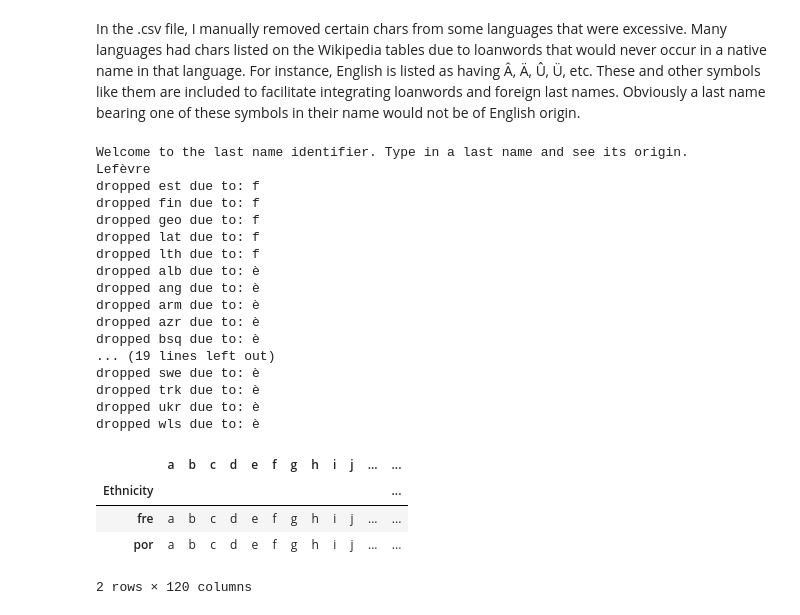
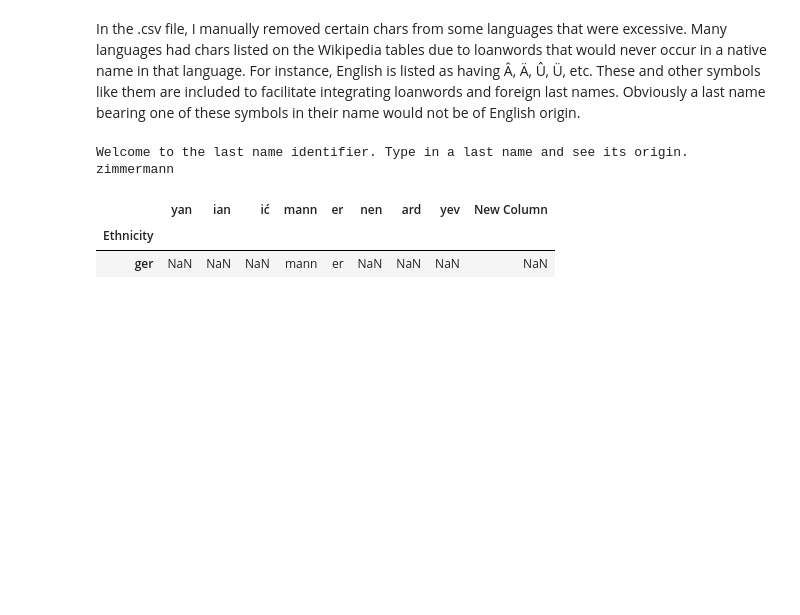
Before and after one commit to juyoungk23/Corvinus, a Jupyter notebook: lastNameBot.ipynb, the cells around one changed output. Drawn from its saved outputs; the diff is of its cells as text; code cells hidden in the pictures; blank space fills up the shorter version.

Commit message:
added more suffixes, hungary 100, lastnamebot now scans for suffixes

```diff
--- a/lastNameBot.ipynb
+++ b/lastNameBot.ipynb
@@ -458,48 +458,54 @@ In the .csv file, I manually removed certain chars from some languages that were
 # %%
 import sys
 import numpy as np
 import pandas as pd # library for data analysis
 import requests # library to handle requests
 from bs4 import BeautifulSoup # library to parse HTML documents
 
+#add vowel/consonant ending code
+
+
 #input char DF
+#global char_df
 char_df = pd.read_csv('charTableEdited.csv', index_col = 0)
 
+#input suffix DF
+#global suf_df
+suf_df = pd.read_csv('sufTable.csv', index_col = 0)
+
+#drop eth from all tables when it fails a criterium
+def dropEth(index):
+    char_df.drop(index=i, inplace=True)
+    suf_df.drop(index=i, inplace=True)
 
 print("Welcome to the last name identifier. Type in a last name and see its origin.")
 name = input().lower() #make lowercase
 name = ''.join(name.split())  #remove whitespace
 
 c = 0 #counter for current index in name
 for letter in name:
     if (letter not in name[0:c]):  #skip if we already have seen this letter
         for i in char_df.index:
             if char_df.loc[i][letter] != letter:
-                print("dropped " + i + " due to: " + letter)  #drop eth if it doesn't have letter,
-                char_df = char_df.drop(index=i)               #print little report each time
+                #print("dropped " + i + " due to: " + letter)  #drop eth if it doesn't have letter,
+                dropEth(i)                                    #print little report each time
+
     c += 1
-char_df
+    #return if char df len = 1
+
+
+
+for c in suf_df.columns:
+    if name.endswith(c):
+        for i in suf_df.index:
+            if pd.isnull(suf_df.loc[i][c]):
+                dropEth(i)
+        break
+suf_df
 #FIXİsmayılov TURK I's
 # %% [output]
 Welcome to the last name identifier. Type in a last name and see its origin.
-Lefèvre
-dropped est due to: f
-dropped fin due to: f
-dropped geo due to: f
-dropped lat due to: f
-dropped lth due to: f
-dropped alb due to: è
-dropped ang due to: è
-dropped arm due to: è
-dropped azr due to: è
-dropped bsq due to: è
-... (19 lines left out)
-dropped swe due to: è
-dropped trk due to: è
-dropped ukr due to: è
-dropped wls due to: è
+zimmermann
-|  | a | b | c | d | e | f | g | h | i | j | ... | ... |
-| Ethnicity |  |  |  |  |  |  |  |  |  |  |  | ... |
-| fre | a | b | c | d | e | f | g | h | i | j | ... | ... |
-| por | a | b | c | d | e | f | g | h | i | j | ... | ... |
+|  | yan | ian | ić | mann | er | nen | ard | yev | New Column |
+| Ethnicity |  |  |  |  |  |  |  |  |  |
+| ger | NaN | NaN | NaN | mann | er | NaN | NaN | NaN | NaN |
-2 rows × 120 columns
```
Also changed, not shown: parts of 3 cells of this notebook, 5 other files.
